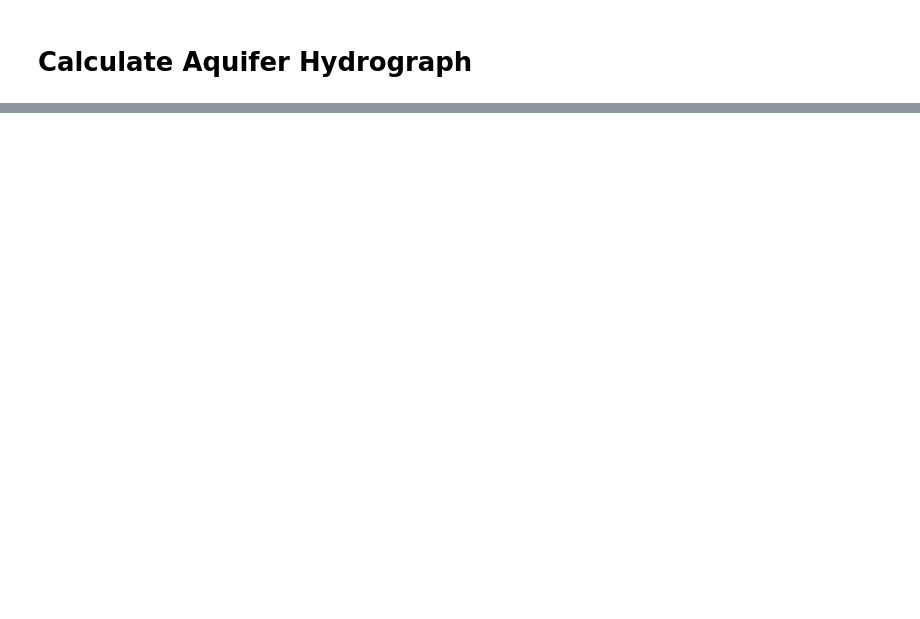
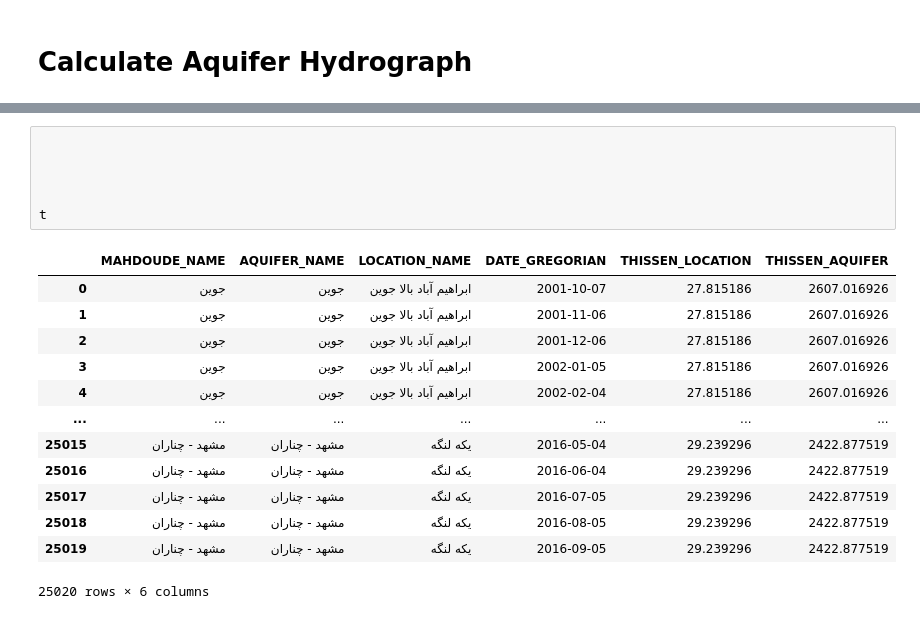
Before and after one commit to JuanParker1/KHRW-DASHBOARD-LOCAL, a Jupyter notebook: Flask/Explore/main.ipynb, the cells around one changed output, grey strips where cells are left out. Saved outputs shown, nothing was run; the diff lists cells and outputs as text; blank space fills up the shorter version.

```diff
--- a/Flask/Explore/main.ipynb
+++ b/Flask/Explore/main.ipynb
@@ -631,0 +729,20 @@ Data
+# %%
+
+
+
+
+t
+# %% [output]
+|  | MAHDOUDE_NAME | AQUIFER_NAME | LOCATION_NAME | DATE_GREGORIAN | THISSEN_LOCATION | THISSEN_AQUIFER |
+| 0 | جوین | جوین | ابراهیم آباد بالا جوین | 2001-10-07 | 27.815186 | 2607.016926 |
+| 1 | جوین | جوین | ابراهیم آباد بالا جوین | 2001-11-06 | 27.815186 | 2607.016926 |
+| 2 | جوین | جوین | ابراهیم آباد بالا جوین | 2001-12-06 | 27.815186 | 2607.016926 |
+| 3 | جوین | جوین | ابراهیم آباد بالا جوین | 2002-01-05 | 27.815186 | 2607.016926 |
+| 4 | جوین | جوین | ابراهیم آباد بالا جوین | 2002-02-04 | 27.815186 | 2607.016926 |
+| ... | ... | ... | ... | ... | ... | ... |
+| 25015 | مشهد - چناران | مشهد - چناران | یکه لنگه | 2016-05-04 | 29.239296 | 2422.877519 |
+| 25016 | مشهد - چناران | مشهد - چناران | یکه لنگه | 2016-06-04 | 29.239296 | 2422.877519 |
+| 25017 | مشهد - چناران | مشهد - چناران | یکه لنگه | 2016-07-05 | 29.239296 | 2422.877519 |
+| 25018 | مشهد - چناران | مشهد - چناران | یکه لنگه | 2016-08-05 | 29.239296 | 2422.877519 |
+| 25019 | مشهد - چناران | مشهد - چناران | یکه لنگه | 2016-09-05 | 29.239296 | 2422.877519 |
+25020 rows × 6 columns
```
Also changed, not shown: parts of 9 cells of this notebook, 12 other files.
